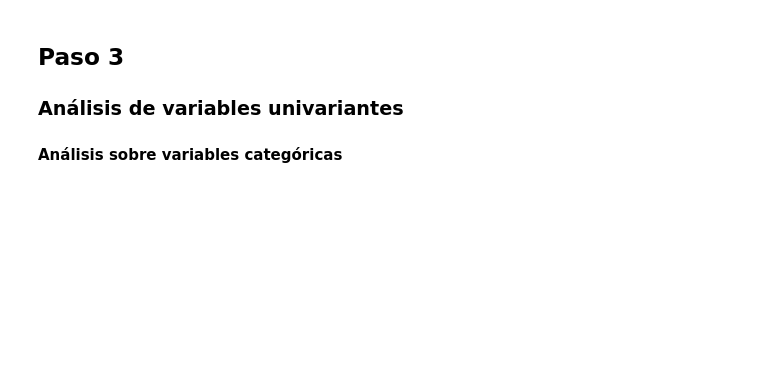
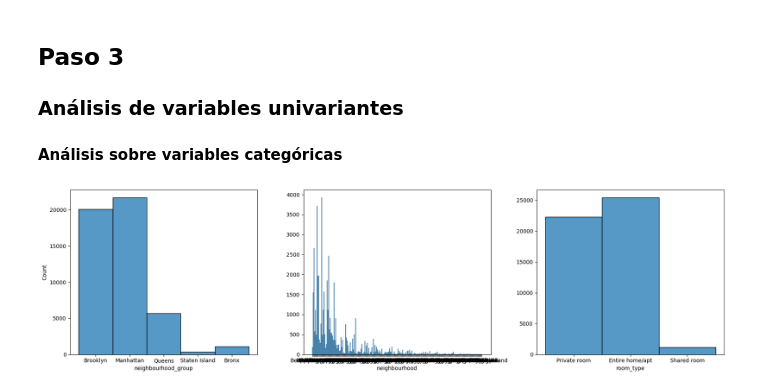
Before and after one commit to 4GeeksAcademy/machine-learning-python-template_ds_13_david_2, a Jupyter notebook: src/explore.ipynb, the cells around one changed output. Saved outputs shown, nothing was run; the diff lists cells and outputs as text; code cells hidden in the pictures; blank space fills up the shorter version.

```diff
--- a/src/explore.ipynb
+++ b/src/explore.ipynb
@@ -89,3 +95,18 @@ Las variables "reviews_per_month " y "last_review", aunque faltan bastantes dato
 ## Paso 3
 ### Análisis de variables univariantes
 #### Análisis sobre variables categóricas
+# %%
+fig, axis = plt.subplots(1, 3, figsize = (18,5))
+
+# Creamos un histograma múltiple de variables categóricas.
+sns.histplot(ax = axis[0], data = data_airbnb, x = "neighbourhood_group").set()
+sns.histplot(ax = axis[1], data = data_airbnb, x = "neighbourhood").set(ylabel = None)
+sns.histplot(ax = axis[2], data = data_airbnb, x = "room_type").set(ylabel = None)
+
+# Ajustamos el layout
+plt.tight_layout()
+
+# Mostrar el plot
+plt.show()
+# %% [output]
+[figure, added]
```
Also changed, not shown: parts of 11 cells of this notebook.
